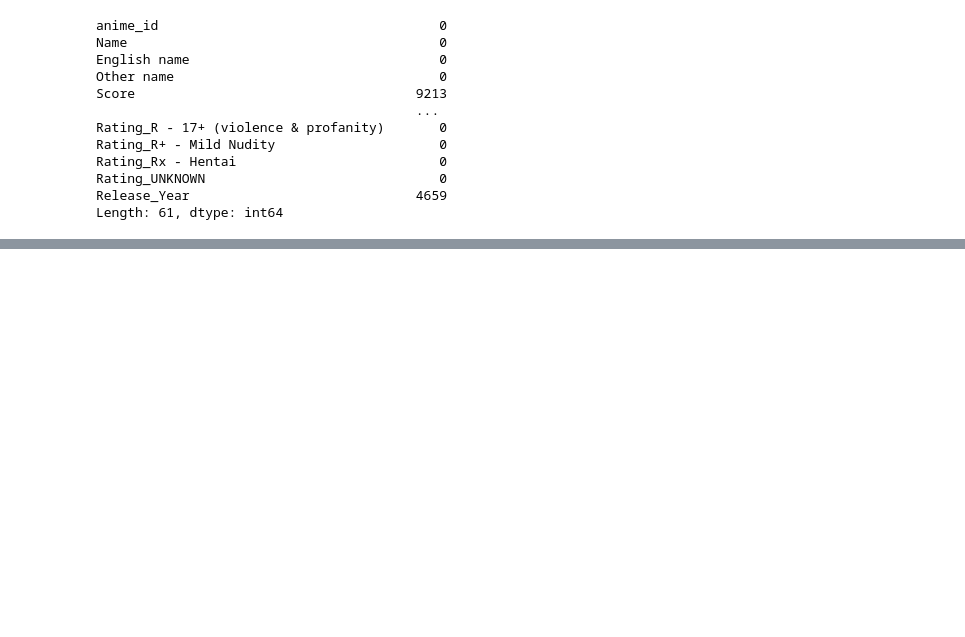
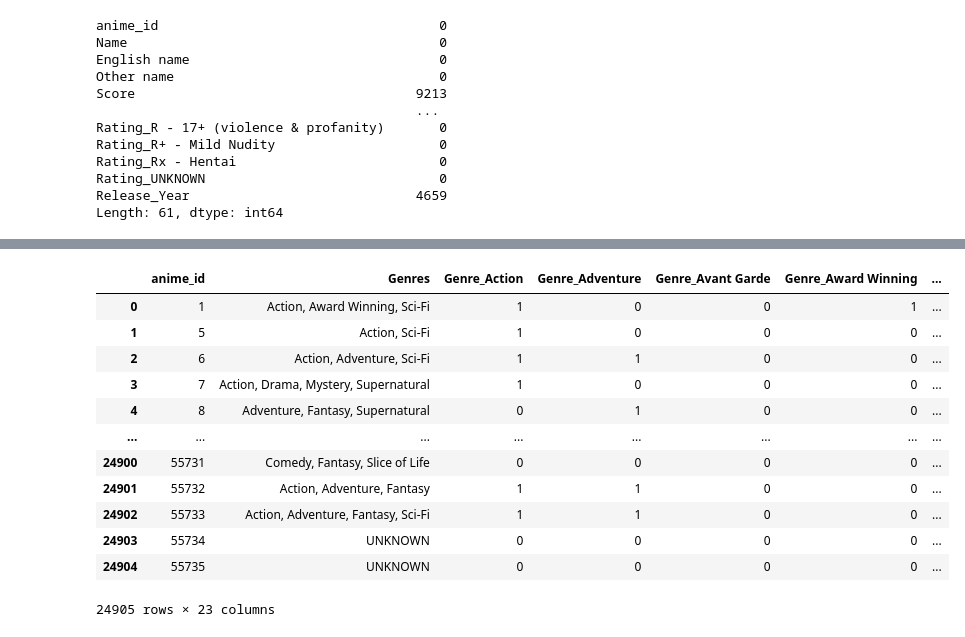
Before and after one commit to SavageCat05/Manga-Recommender, a Jupyter notebook: core/anime_recommender.ipynb, the cells around one changed output, grey strips where cells are left out. Saved outputs shown, nothing was run; the diff lists cells and outputs as text; code cells hidden in the pictures; blank space fills up the shorter version.

```diff
--- a/core/anime_recommender.ipynb
+++ b/core/anime_recommender.ipynb
@@ -546,0 +578,54 @@ memory usage: 9.8+ MB
+# %%
+df_anime_genre = df_encoded[['anime_id','Genres', 'Genre_Action', 'Genre_Adventure', 'Genre_Avant Garde',
+       'Genre_Award Winning', 'Genre_Boys Love', 'Genre_Comedy', 'Genre_Drama',
+       'Genre_Ecchi', 'Genre_Erotica', 'Genre_Fantasy', 'Genre_Girls Love',
+       'Genre_Gourmet', 'Genre_Hentai', 'Genre_Horror', 'Genre_Mystery',
+       'Genre_Romance', 'Genre_Sci-Fi', 'Genre_Slice of Life', 'Genre_Sports',
+       'Genre_Supernatural', 'Genre_Suspense']]
+
+# Note : remove Genre_UNKNOWN : simply adds noise
+# remove UNKNOWN
+
+# transformer used
+"""
+class GenreOneHotEncoder(BaseEstimator, TransformerMixin):
+    def __init__(self):
+        self.unique_genres = None
+
+    def fit(self, X, y=None):
+        # Extract unique genres from the 'Genres' column
+        all_genres = X['Genres'].str.split(', ').explode().unique()
+        self.unique_genres = sorted(all_genres)  # Sort for consistent column order
+        return self
+
+    def transform(self, X):
+        # Create one-hot encoded columns with prefix "Genre_"
+        genre_columns = {f"Genre_{genre}": [] for genre in self.unique_genres}
+
+        for genres in X['Genres']:
+            genre_set = set(genres.split(', '))
+            for genre in self.unique_genres:
+                genre_columns[f"Genre_{genre}"].append(1 if genre in genre_set else 0)
+
+        # Convert to DataFrame
+        genre_df = pd.DataFrame(genre_columns)
+
+        # Concatenate original dataframe with one-hot encoded columns
+        X_encoded = pd.concat([X.reset_index(drop=True), genre_df], axis=1)
+        return X_encoded
+"""
+df_anime_genre
+# %% [output]
+|  | anime_id | Genres | Genre_Action | Genre_Adventure | Genre_Avant Garde | Genre_Award Winning | ... |
+| 0 | 1 | Action, Award Winning, Sci-Fi | 1 | 0 | 0 | 1 | ... |
+| 1 | 5 | Action, Sci-Fi | 1 | 0 | 0 | 0 | ... |
+| 2 | 6 | Action, Adventure, Sci-Fi | 1 | 1 | 0 | 0 | ... |
+| 3 | 7 | Action, Drama, Mystery, Supernatural | 1 | 0 | 0 | 0 | ... |
+| 4 | 8 | Adventure, Fantasy, Supernatural | 0 | 1 | 0 | 0 | ... |
+| ... | ... | ... | ... | ... | ... | ... | ... |
+| 24900 | 55731 | Comedy, Fantasy, Slice of Life | 0 | 0 | 0 | 0 | ... |
+| 24901 | 55732 | Action, Adventure, Fantasy | 1 | 1 | 0 | 0 | ... |
+| 24902 | 55733 | Action, Adventure, Fantasy, Sci-Fi | 1 | 1 | 0 | 0 | ... |
+| 24903 | 55734 | UNKNOWN | 0 | 0 | 0 | 0 | ... |
+| 24904 | 55735 | UNKNOWN | 0 | 0 | 0 | 0 | ... |
+24905 rows × 23 columns
```
Also changed, not shown: parts of 24 cells of this notebook, 1 other file.
